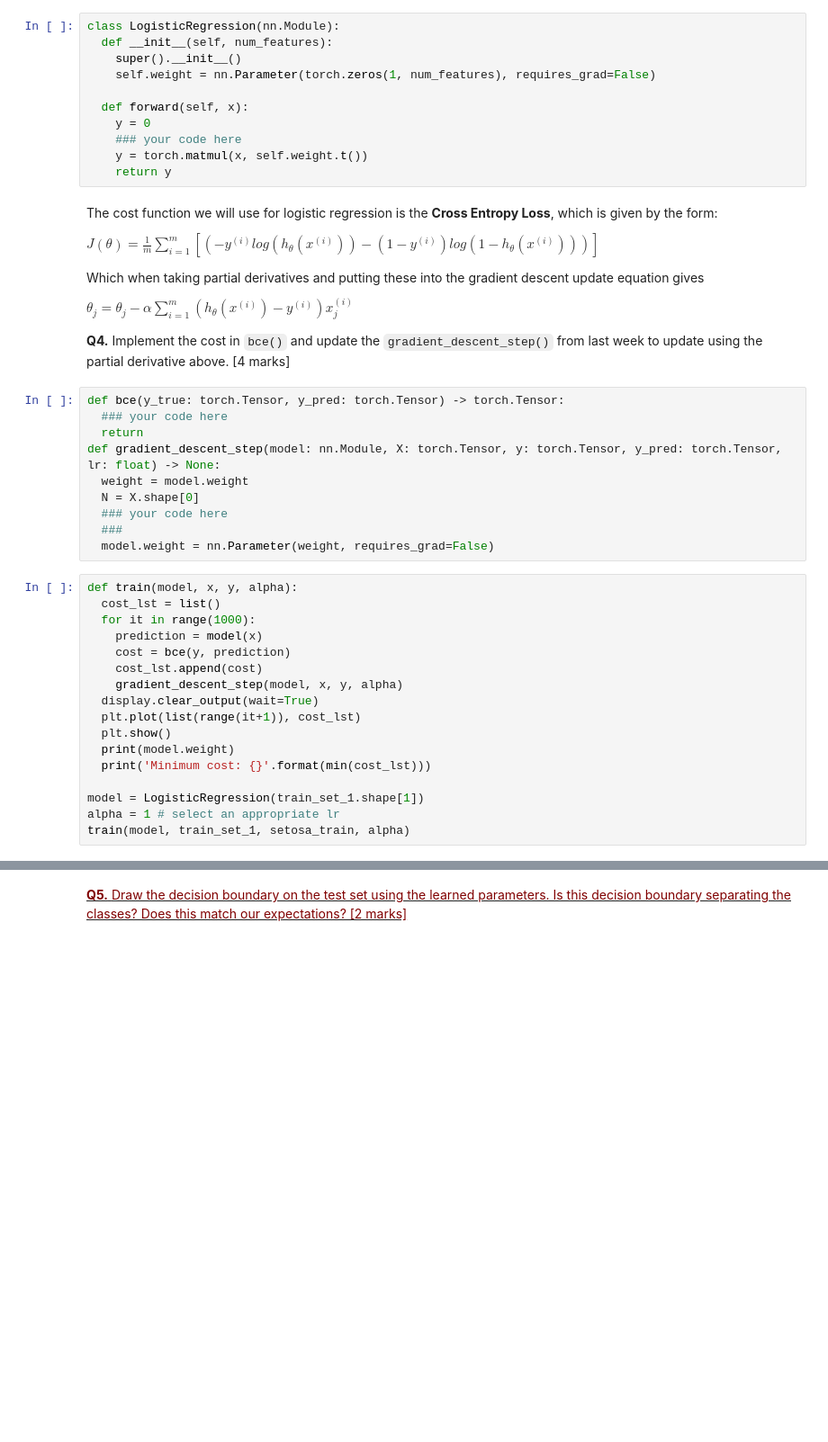
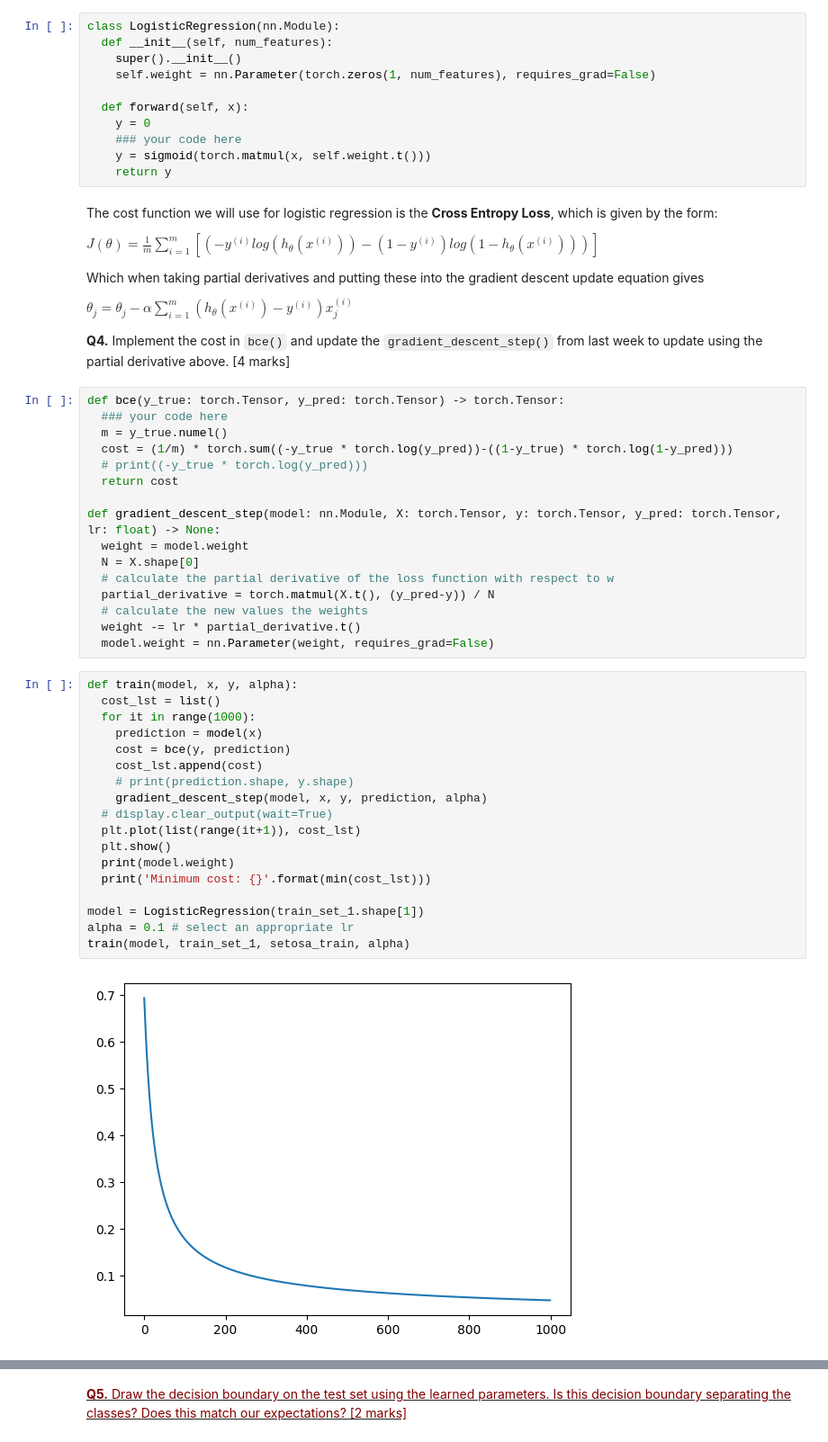
Before and after one commit to kianahs/Machine-Learning, a Jupyter notebook: wk4_Classification_I.ipynb, the cells around one changed output, grey strips where cells are left out. Shown at 90% size. Saved outputs shown, nothing was run; the diff lists cells and outputs as text; blank space fills up the shorter version.

```diff
--- a/wk4_Classification_I.ipynb
+++ b/wk4_Classification_I.ipynb
@@ -184,7 +203,7 @@ class LogisticRegression(nn.Module):
   def forward(self, x):
     y = 0
     ### your code here
-    y = torch.matmul(x, self.weight.t())
+    y = sigmoid(torch.matmul(x, self.weight.t()))
     return y
 # %% [markdown]
 The cost function we will use for logistic regression is the **Cross Entropy Loss**, which is given by the form:
@@ -202,27 +221,36 @@ $
 # %%
 def bce(y_true: torch.Tensor, y_pred: torch.Tensor) -> torch.Tensor:
   ### your code here
-  return
+  m = y_true.numel()
+  cost = (1/m) * torch.sum((-y_true * torch.log(y_pred))-((1-y_true) * torch.log(1-y_pred)))
+  # print((-y_true * torch.log(y_pred)))
+  return cost
+
 def gradient_descent_step(model: nn.Module, X: torch.Tensor, y: torch.Tensor, y_pred: torch.Tensor, lr: float) -> None:
   weight = model.weight
   N = X.shape[0]
-  ### your code here
-  ###
+  # calculate the partial derivative of the loss function with respect to w
+  partial_derivative = torch.matmul(X.t(), (y_pred-y)) / N
+  # calculate the new values the weights
+  weight -= lr * partial_derivative.t()
   model.weight = nn.Parameter(weight, requires_grad=False)
 # %%
 def train(model, x, y, alpha):
   cost_lst = list()
   for it in range(1000):
     prediction = model(x)
     cost = bce(y, prediction)
     cost_lst.append(cost)
-    gradient_descent_step(model, x, y, alpha)
-  display.clear_output(wait=True)
+    # print(prediction.shape, y.shape)
+    gradient_descent_step(model, x, y, prediction, alpha)
+  # display.clear_output(wait=True)
   plt.plot(list(range(it+1)), cost_lst)
   plt.show()
   print(model.weight)
   print('Minimum cost: {}'.format(min(cost_lst)))
 
 model = LogisticRegression(train_set_1.shape[1])
-alpha = 1 # select an appropriate lr
+alpha = 0.1 # select an appropriate lr
 train(model, train_set_1, setosa_train, alpha)
+# %% [output]
+[figure, added]
```
Also changed, not shown: parts of 19 cells of this notebook.
